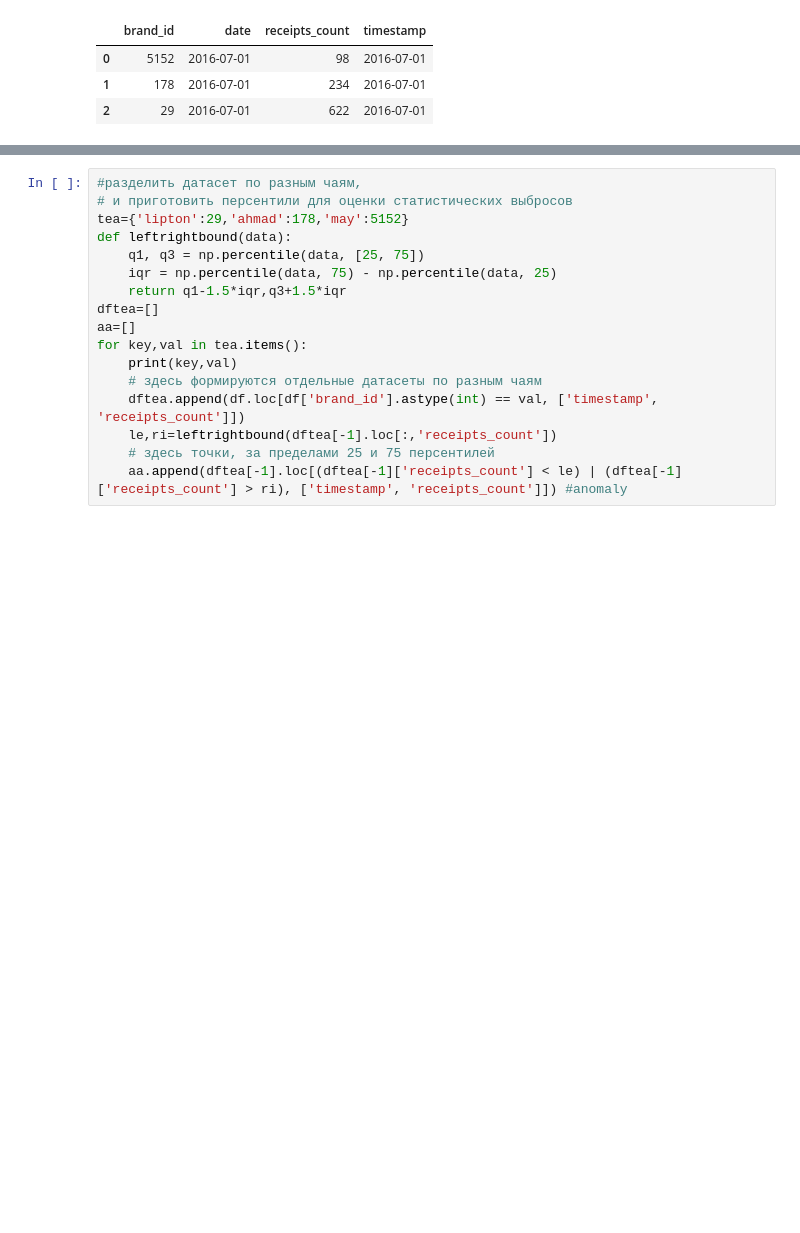
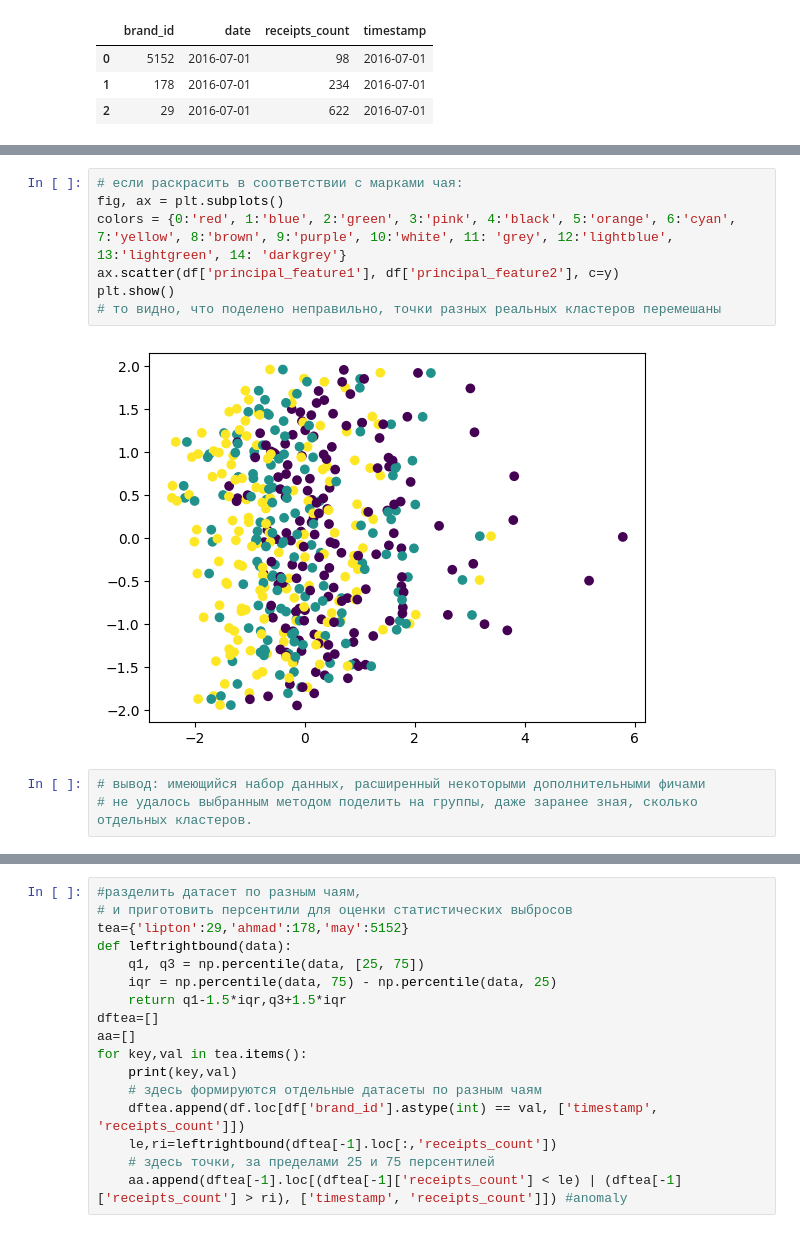
Before and after one commit to sawa25/project_8_2Y, a Jupyter notebook: lipton.ipynb, the cells around one changed output, grey strips where cells are left out. Cells and saved outputs as stored; diff of their text form; blank space fills up the shorter version.

```diff
--- a/lipton.ipynb
+++ b/lipton.ipynb
@@ -53,0 +162,12 @@ df.head(3)
+# %%
+# если раскрасить в соответствии с марками чая:
+fig, ax = plt.subplots()
+colors = {0:'red', 1:'blue', 2:'green', 3:'pink', 4:'black', 5:'orange', 6:'cyan', 7:'yellow', 8:'brown', 9:'purple', 10:'white', 11: 'grey', 12:'lightblue', 13:'lightgreen', 14: 'darkgrey'}
+ax.scatter(df['principal_feature1'], df['principal_feature2'], c=y)
+plt.show()
+# то видно, что поделено неправильно, точки разных реальных кластеров перемешаны
+# %% [output]
+[figure, added]
+# %%
+# вывод: имеющийся набор данных, расширенный некоторыми дополнительными фичами
+# не удалось выбранным методом поделить на группы, даже заранее зная, сколько отдельных кластеров.
```
Also changed, not shown: parts of 70 cells of this notebook, 1 other file.
